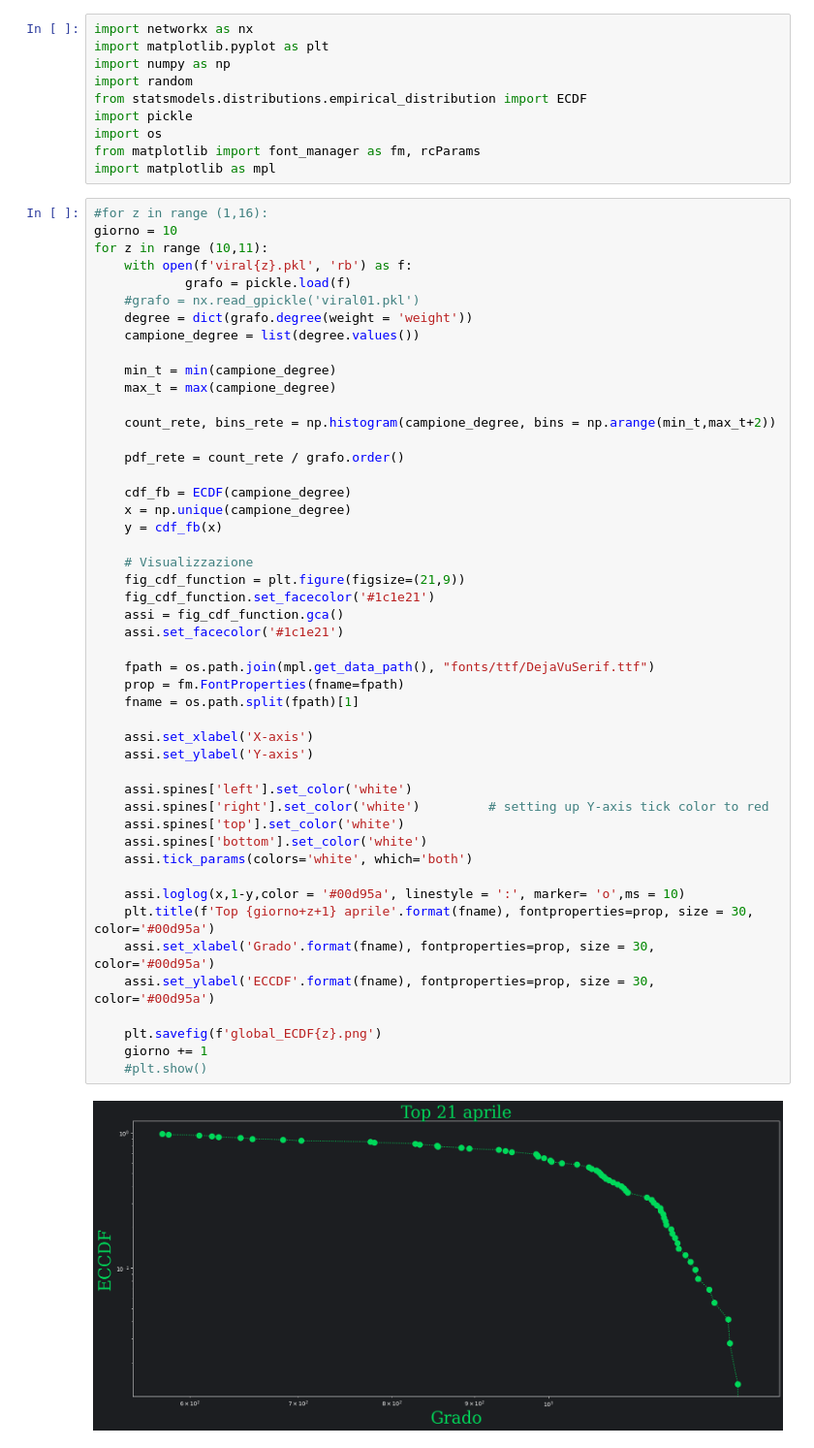
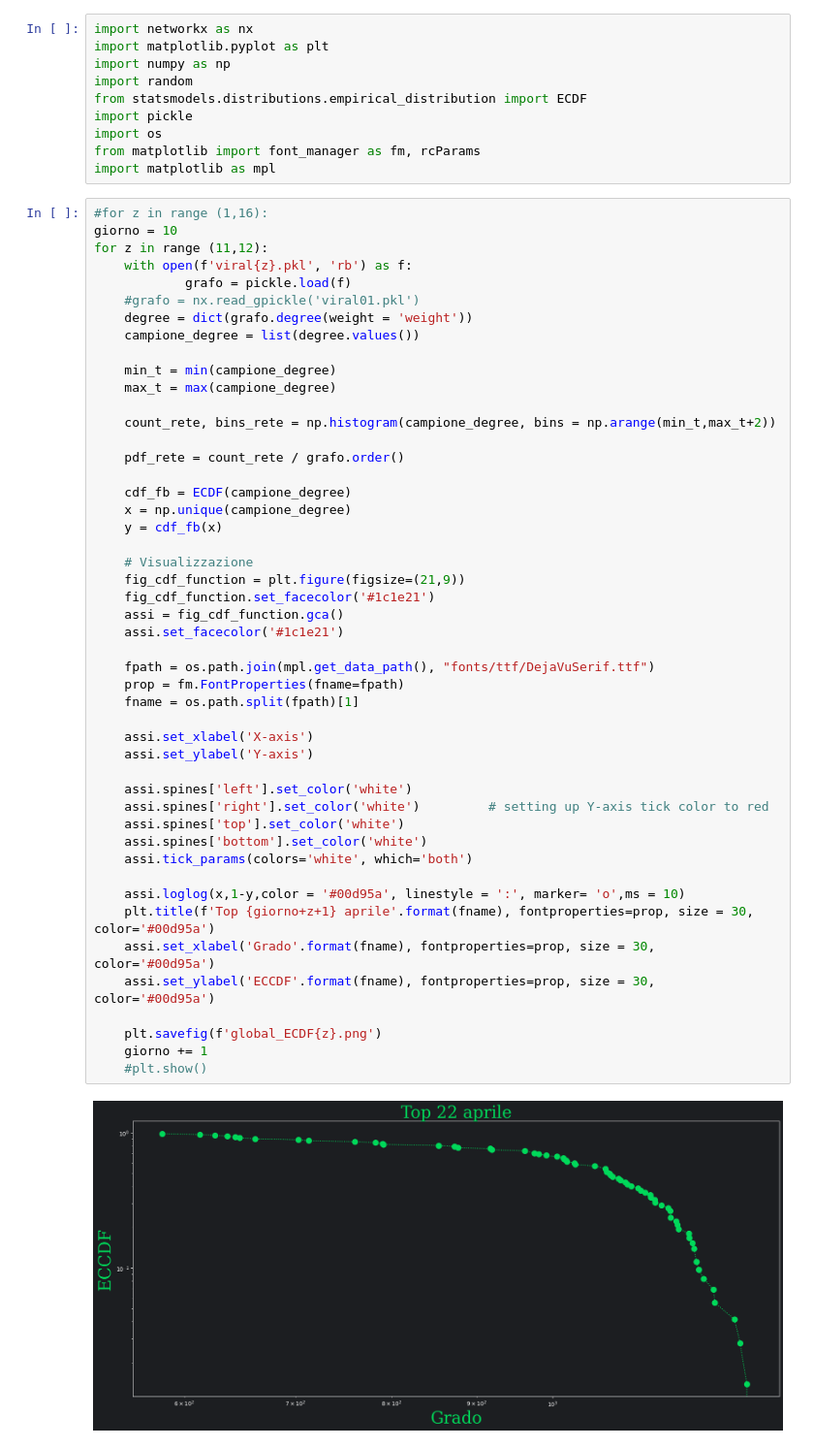
Before and after one commit to MarcoColan01/Social-Media-Mining, a Jupyter notebook: Progetto/Network analisys/ECDFs.ipynb, the cells around one changed output. Shown at 97% size. Drawn from its saved outputs; the diff is of its cells as text.

```diff
--- a/Progetto/Network analisys/ECDFs.ipynb
+++ b/Progetto/Network analisys/ECDFs.ipynb
@@ -11,7 +11,7 @@ import matplotlib as mpl
 # %%
 #for z in range (1,16):
 giorno = 10
-for z in range (10,11):
+for z in range (11,12):
     with open(f'viral{z}.pkl', 'rb') as f:
             grafo = pickle.load(f)
     #grafo = nx.read_gpickle('viral01.pkl')
@@ -30,31 +30,31 @@ for z in range (10,11):
     y = cdf_fb(x)
 
     # Visualizzazione
     fig_cdf_function = plt.figure(figsize=(21,9))
     fig_cdf_function.set_facecolor('#1c1e21')
     assi = fig_cdf_function.gca()
     assi.set_facecolor('#1c1e21')
 
     fpath = os.path.join(mpl.get_data_path(), "fonts/ttf/DejaVuSerif.ttf")
     prop = fm.FontProperties(fname=fpath)
     fname = os.path.split(fpath)[1]
 
     assi.set_xlabel('X-axis')
     assi.set_ylabel('Y-axis')
 
     assi.spines['left'].set_color('white')
     assi.spines['right'].set_color('white')         # setting up Y-axis tick color to red
     assi.spines['top'].set_color('white')
     assi.spines['bottom'].set_color('white')
     assi.tick_params(colors='white', which='both')
 
     assi.loglog(x,1-y,color = '#00d95a', linestyle = ':', marker= 'o',ms = 10)
     plt.title(f'Top {giorno+z+1} aprile'.format(fname), fontproperties=prop, size = 30, color='#00d95a')
     assi.set_xlabel('Grado'.format(fname), fontproperties=prop, size = 30, color='#00d95a')
     assi.set_ylabel('ECCDF'.format(fname), fontproperties=prop, size = 30, color='#00d95a')
 
     plt.savefig(f'global_ECDF{z}.png')
     giorno += 1
     #plt.show()
 # %% [output]
-[figure, old version]
+[figure, new version]
```
Also changed, not shown: 51 other files.
